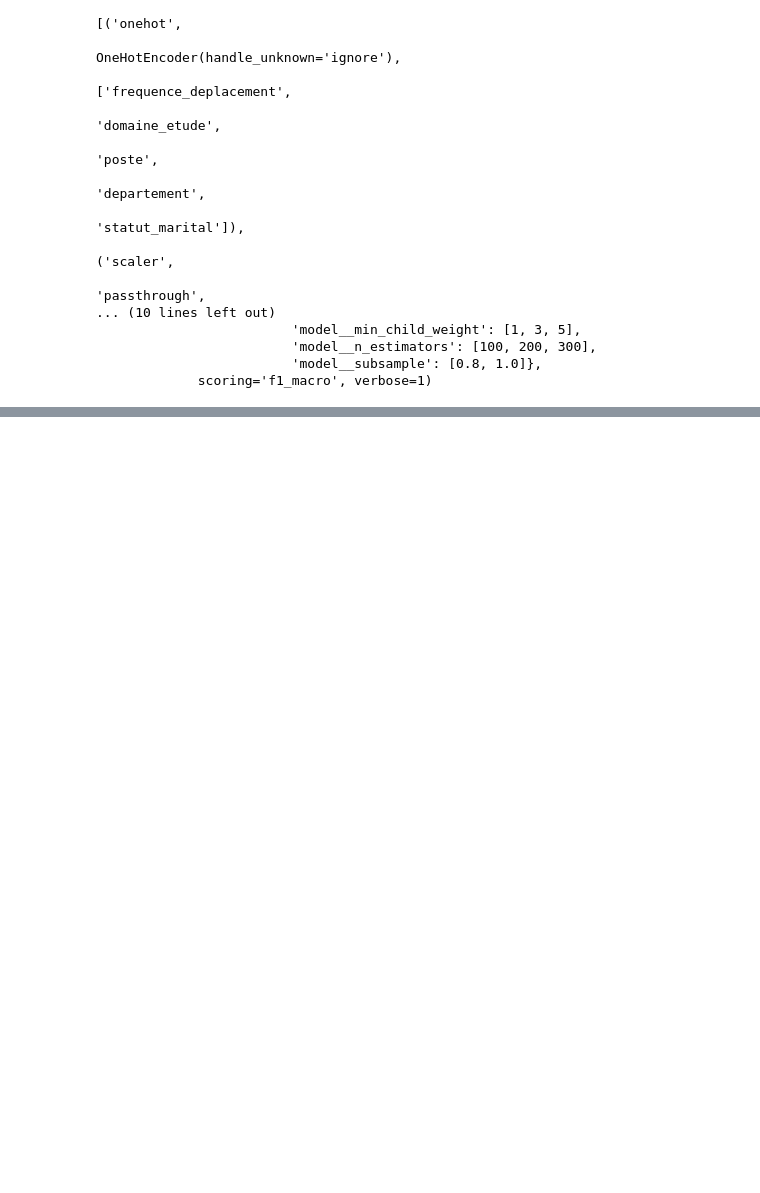
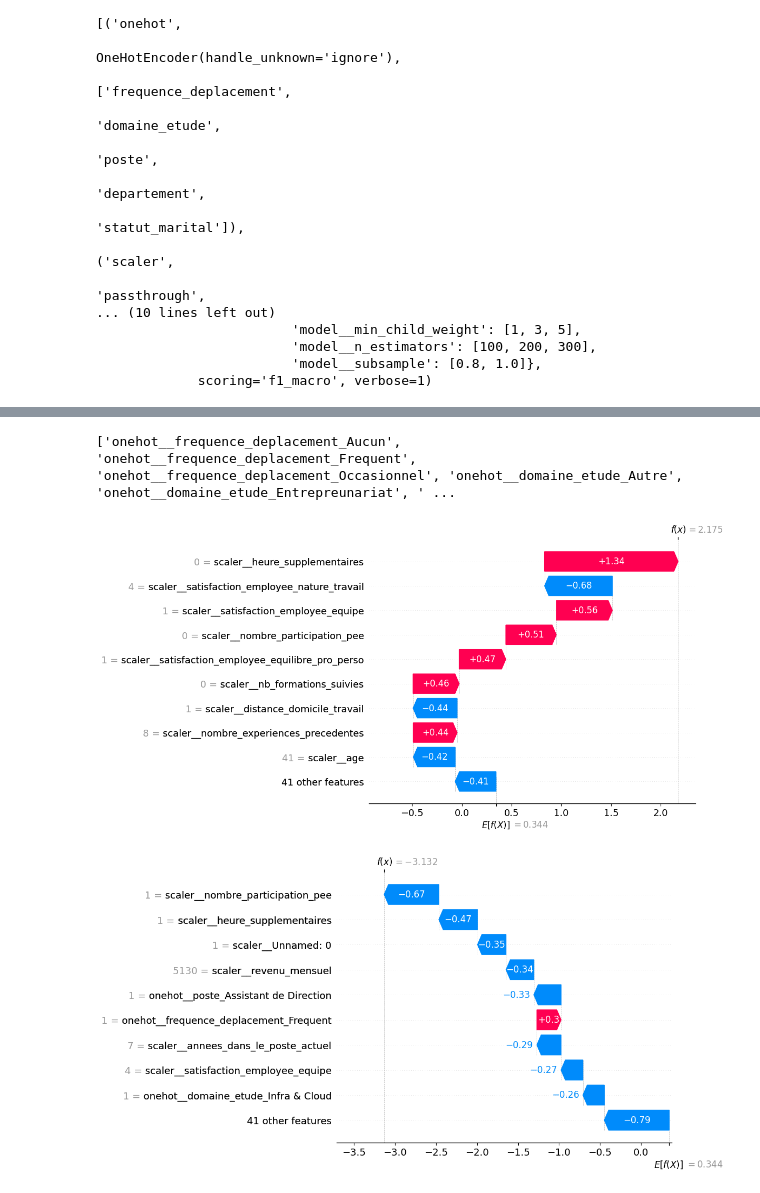
Before and after one commit to Soct/formation_OC, a Jupyter notebook: projet_4/P3_1_Modelisation_optimisation.ipynb, the cells around one changed output, grey strips where cells are left out. Drawn from its saved outputs; the diff is of its cells as text; code cells hidden in the pictures; blank space fills up the shorter version.

```diff
--- a/projet_4/P3_1_Modelisation_optimisation.ipynb
+++ b/projet_4/P3_1_Modelisation_optimisation.ipynb
@@ -159,0 +177,14 @@ explainer = shap.TreeExplainer(best_xgb_model)
+# %%
+idx1 = 0  # par exemple, le premier individu
+idx2 = 1  # le deuxième individu
+# Waterfall plot pour le premier individu
+#shap_explanations = explainer(X_processed)
+print(shap_explanations[0].feature_names)
+shap.waterfall_plot(shap_explanations[idx1])
+
+# Waterfall plot pour le deuxième individu
+shap.waterfall_plot(shap_explanations[idx2])
+# %% [output]
+['onehot__frequence_deplacement_Aucun', 'onehot__frequence_deplacement_Frequent', 'onehot__frequence_deplacement_Occasionnel', 'onehot__domaine_etude_Autre', 'onehot__domaine_etude_Entrepreunariat', ' ...
+[figure, added]
+[figure, added]
```
Also changed, not shown: parts of 17 cells of this notebook, 1 other file.
